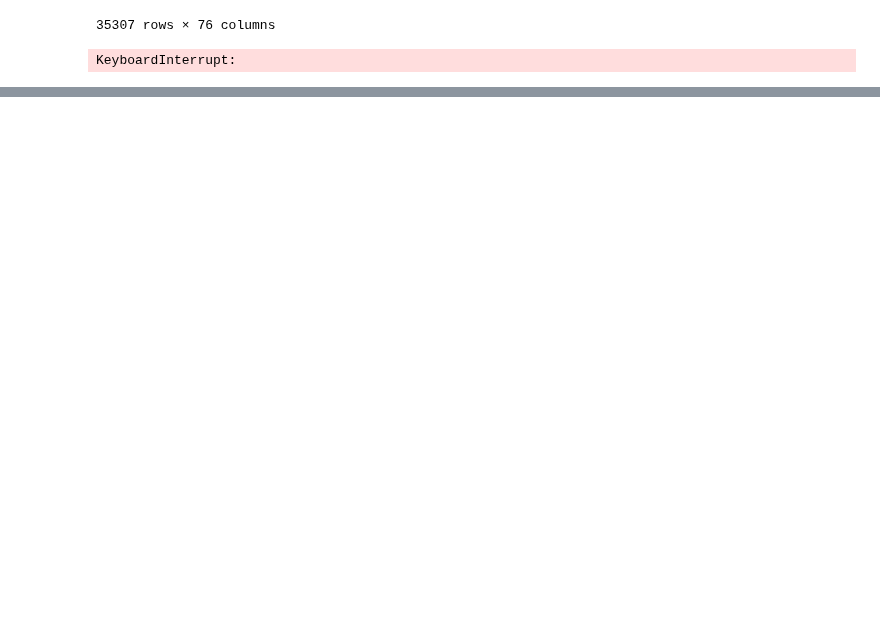
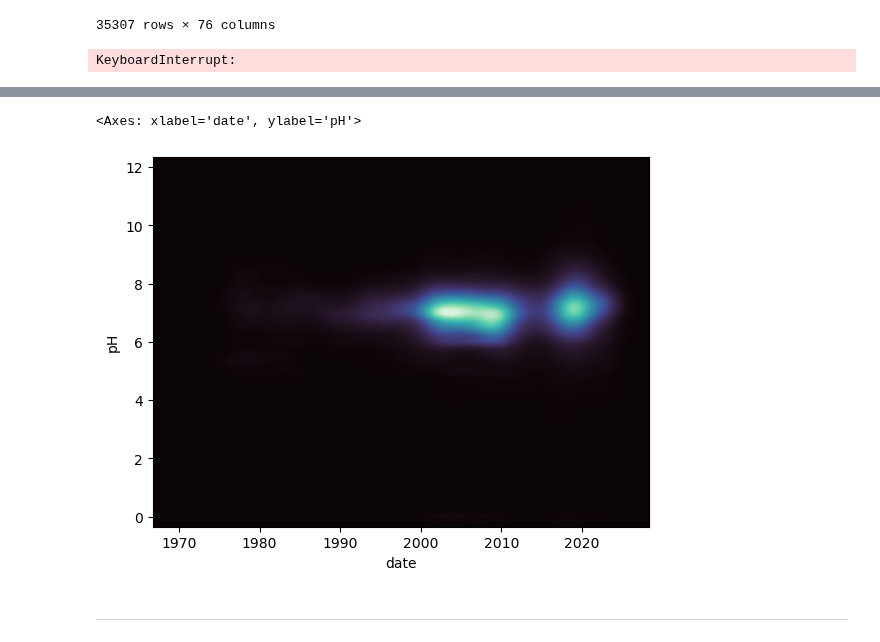
Before and after one commit to felixschulz385/Masterthesis, a Jupyter notebook: code/experiments/hydrology_stations.ipynb, the cells around one changed output, grey strips where cells are left out. Saved outputs shown, nothing was run; the diff lists cells and outputs as text; code cells hidden in the pictures; blank space fills up the shorter version.

```diff
--- a/code/experiments/hydrology_stations.ipynb
+++ b/code/experiments/hydrology_stations.ipynb
@@ -323,0 +402,7 @@ c.retrieve(
+# %%
+sns.kdeplot(x = "date", y = "pH", fill=True, thresh=0, levels=100, cmap="mako", data = plot_data)
+# %% [output]
+<Axes: xlabel='date', ylabel='pH'>
+[figure, added]
+# %% [markdown]
+---
```
Also changed, not shown: parts of 45 cells of this notebook, 5 other files.
